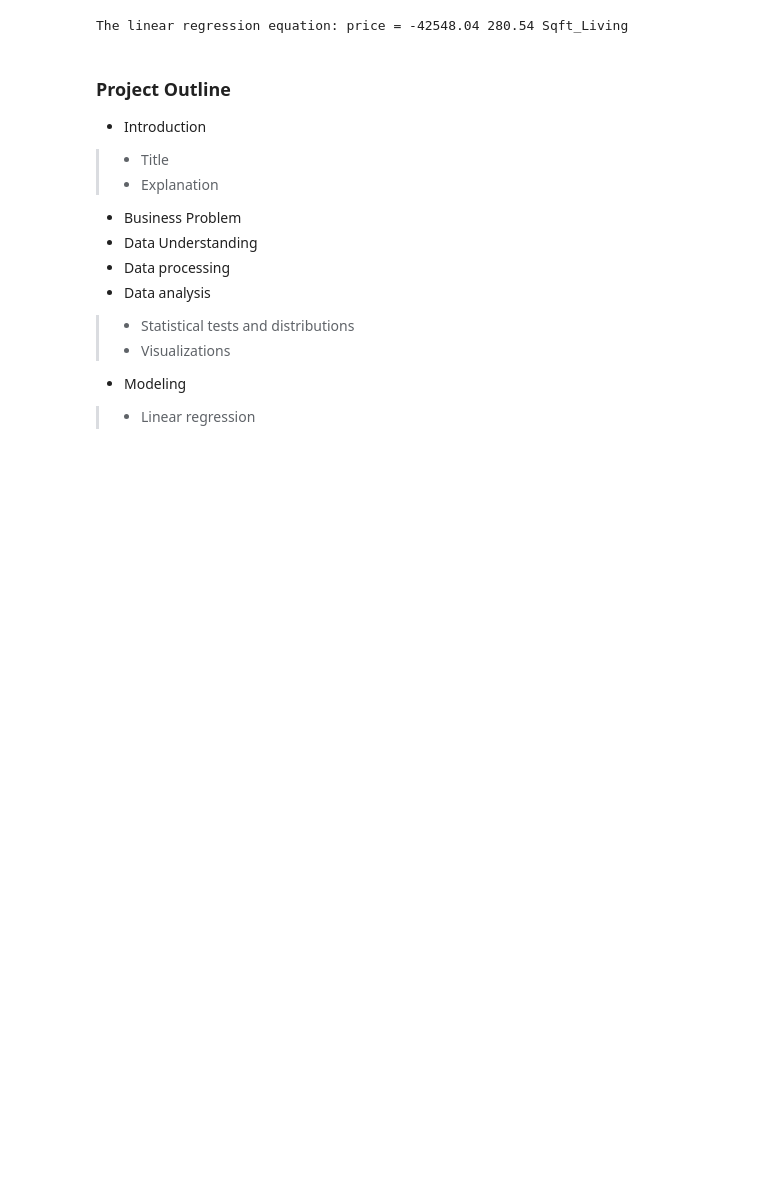
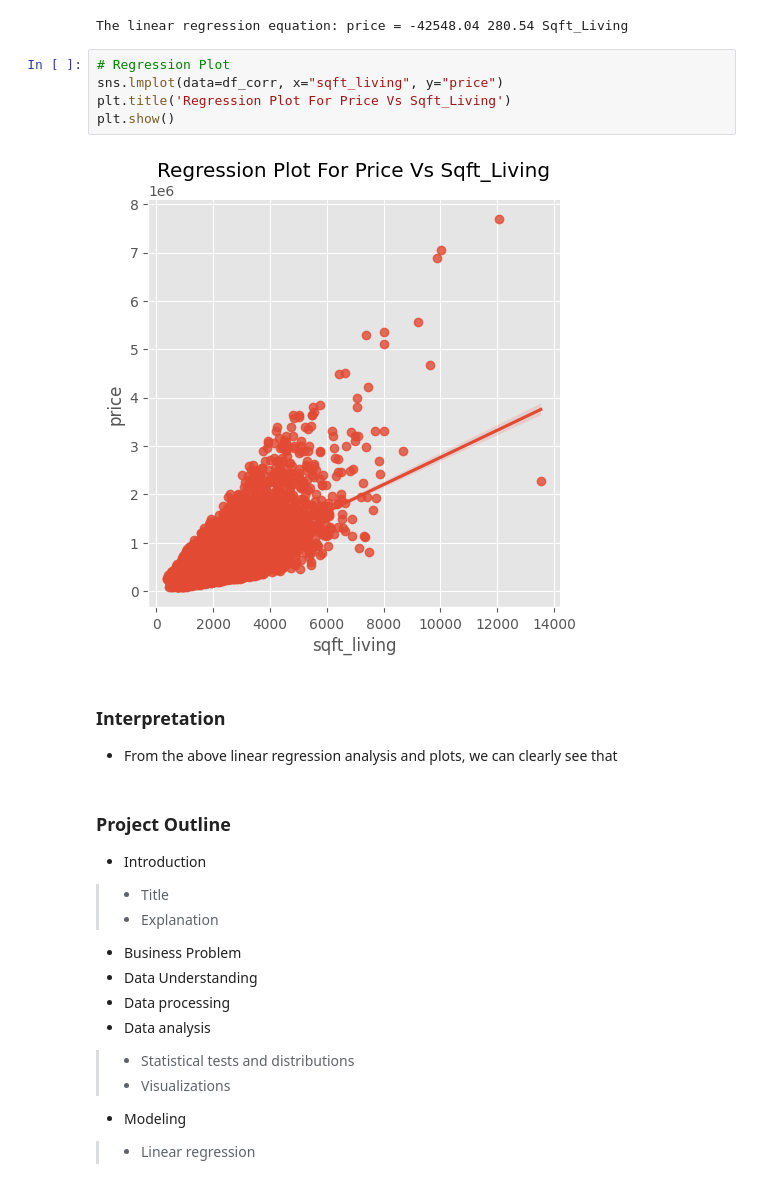
Before and after one commit to D-EKALE/KC-Housing-Project-2, a Jupyter notebook: student.ipynb, the cells around one changed output. Drawn from its saved outputs; the diff is of its cells as text; blank space fills up the shorter version.

```diff
--- a/student.ipynb
+++ b/student.ipynb
@@ -203,6 +213,16 @@ Intercept, Coefficient = model_linear.params
 print(f'The linear regression equation: price = {Intercept:.2f} {Coefficient:.2f} Sqft_Living')
 # %% [output]
 The linear regression equation: price = -42548.04 280.54 Sqft_Living
+# %%
+# Regression Plot
+sns.lmplot(data=df_corr, x="sqft_living", y="price")
+plt.title('Regression Plot For Price Vs Sqft_Living')
+plt.show()
+# %% [output]
+[figure, added]
+# %% [markdown]
+### Interpretation
+* From the above linear regression analysis and plots, we can clearly see that
 # %% [markdown]
 ### Project Outline
 * Introduction
```
Also changed, not shown: parts of 4 cells of this notebook.
